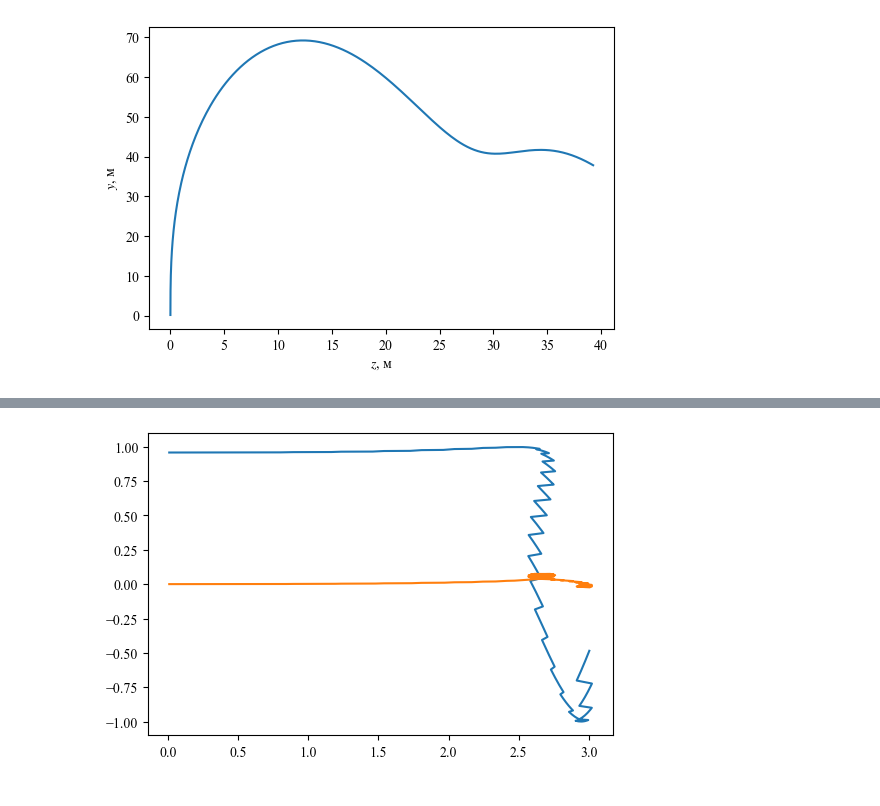
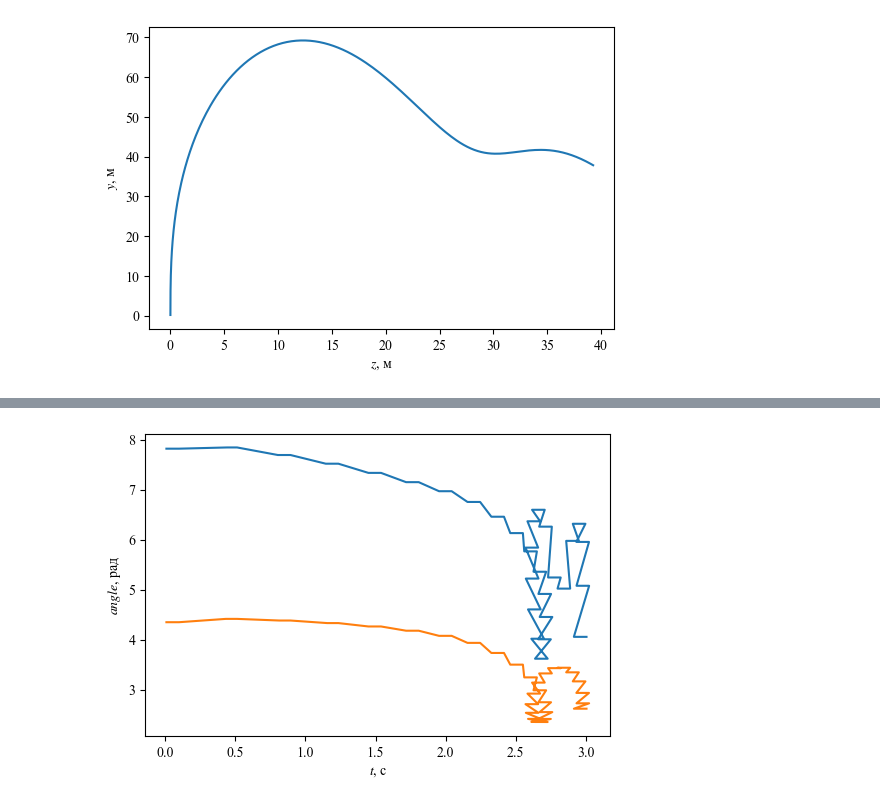
Before and after one commit to kirtis26/Missile3D, a Jupyter notebook: Missile3D.ipynb, the cells around one changed output, grey strips where cells are left out. Saved outputs shown, nothing was run; the diff lists cells and outputs as text; code cells hidden in the pictures.

```diff
--- a/Missile3D.ipynb
+++ b/Missile3D.ipynb
@@ -944,7 +952,7 @@ Mat3(0.832  , -0.555 , 0.000  ,
 # %%
 traj = trg.get_traject(trg.fly_time)
 # %%
-dt = 0.1
+dt = 0.5
 # %%
 for i in tqdm(range(30)):
     trg.step(tau=dt)
@@ -1004,8 +1035,9 @@ plt.show()
 # %%
 plt.figure(dpi=100)
-plt.plot(mis.history['t'], mis.history['qw'])
-plt.plot(mis.history['t'], mis.history['qx'])
-
+plt.plot(mis.history['t'], mis.history['alpha'])
+plt.plot(mis.history['t'], mis.history['betta'])
+plt.xlabel('$t$, c')
+plt.ylabel('$angle$, рад')
 plt.show()
 # %% [output]
-[figure, old version]
+[figure, new version]
```
Also changed, not shown: parts of 8 cells of this notebook.
